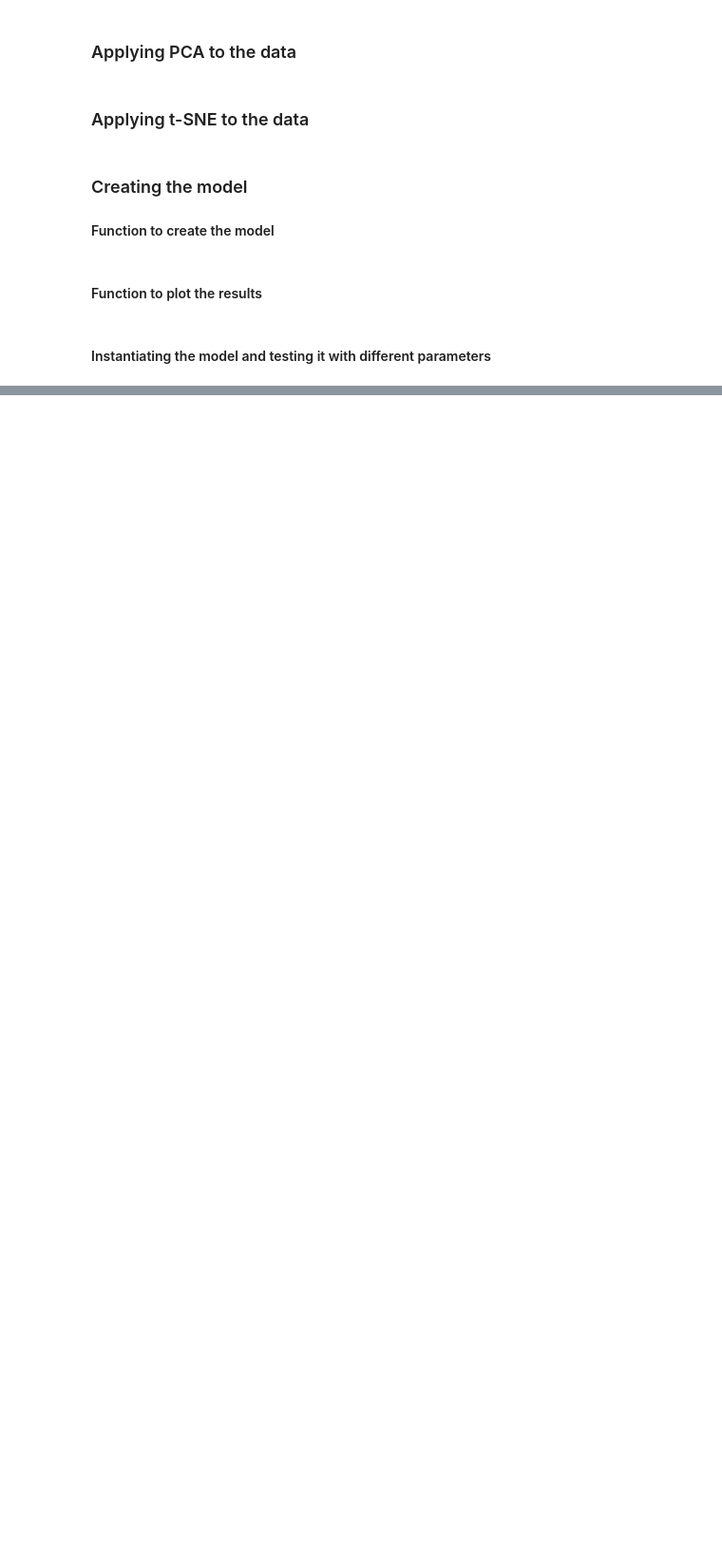
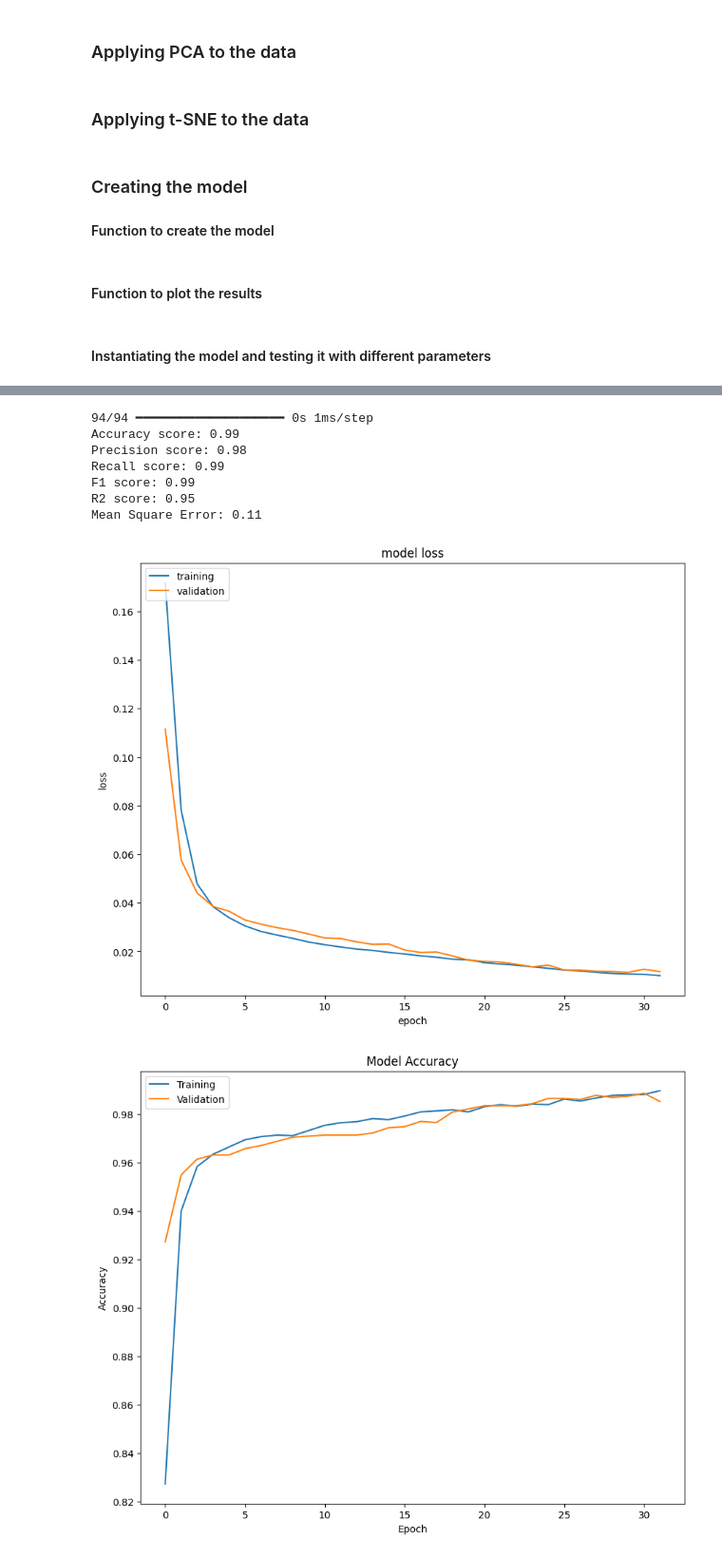
Before and after one commit to rrangelvargas/INM701, a Jupyter notebook: src/main_nn.ipynb, the cells around one changed output, grey strips where cells are left out. Shown at 95% size. Drawn from its saved outputs; the diff is of its cells as text; code cells hidden in the pictures; blank space fills up the shorter version.

```diff
--- a/src/main_nn.ipynb
+++ b/src/main_nn.ipynb
@@ -419,22 +272,0 @@ Mean Square Error: 0.16
-# %%
-#adam optimizer with PCA and learning rate of 0.001
-
-model4, result4, X_test = create_model(
-    X_train,
-    y_train,
-    X_test,
-    learning_rate=0.001,
-    validation_split=0.33,
-    epochs=50,
-    batch_size=64,
-    patience=3,
-    loss_function='mean_squared_error',
-    optimizer='adam',
-    early_stopping=True,
-    use_pca=True
-)
-
-pred4 = model4.predict(X_test)
-
-pred4 = np.argmax(pred4, axis=1)
-y_compare4 = np.argmax(y_test, axis=1)
@@ -525,0 +365,15 @@ Mean Square Error: 0.78
+# %%
+model, result, X_test_reduced = create_model(
+    X_train,
+    y_train,
+    X_test,
+    learning_rate=0.001,
+    optimizer='adam',
+    loss_function='mean_squared_error',
+    batch_size=batch_size,
+    patience=patience,
+    epochs=epochs,
+    hidden_layer_size=32,
+    num_hidden_layers=2,
+    verbose=1
+)
@@ -525,0 +398,17 @@ Mean Square Error: 0.78
+# %%
+pred = model.predict(X_test_reduced)
+pred = np.argmax(pred, axis=1)
+y_compare = np.argmax(y_test, axis=1)
+
+print_scores(y_compare, pred)
+plot_graphs(result, y_compare, pred)
+# %% [output]
+94/94 ━━━━━━━━━━━━━━━━━━━━ 0s 1ms/step
+Accuracy score: 0.99
+Precision score: 0.98
+Recall score: 0.99
+F1 score: 0.99
+R2 score: 0.95
+Mean Square Error: 0.11
+[figure, added]
+[figure, added]
```
Also changed, not shown: parts of 25 cells of this notebook, 1 other file.
